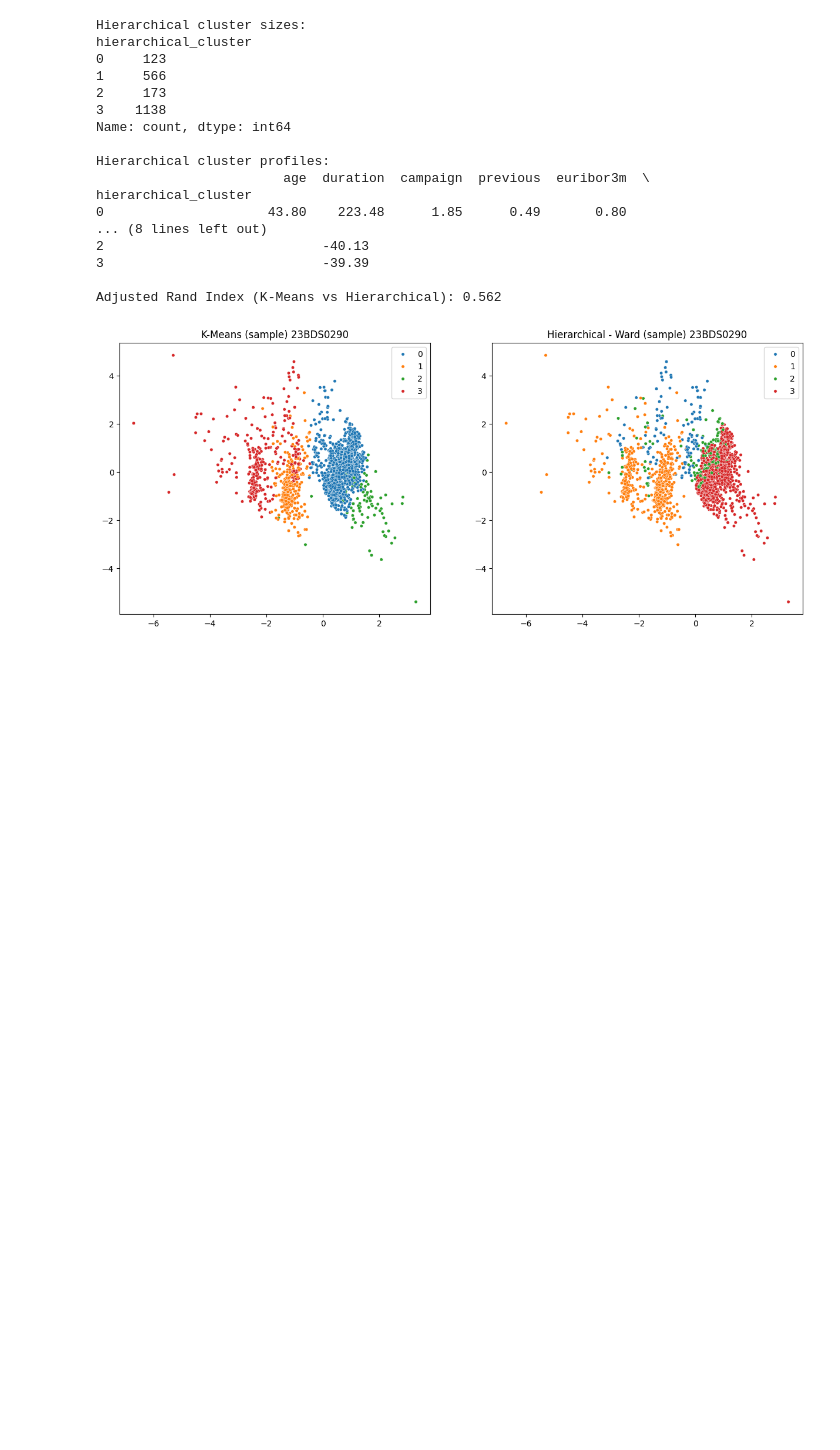
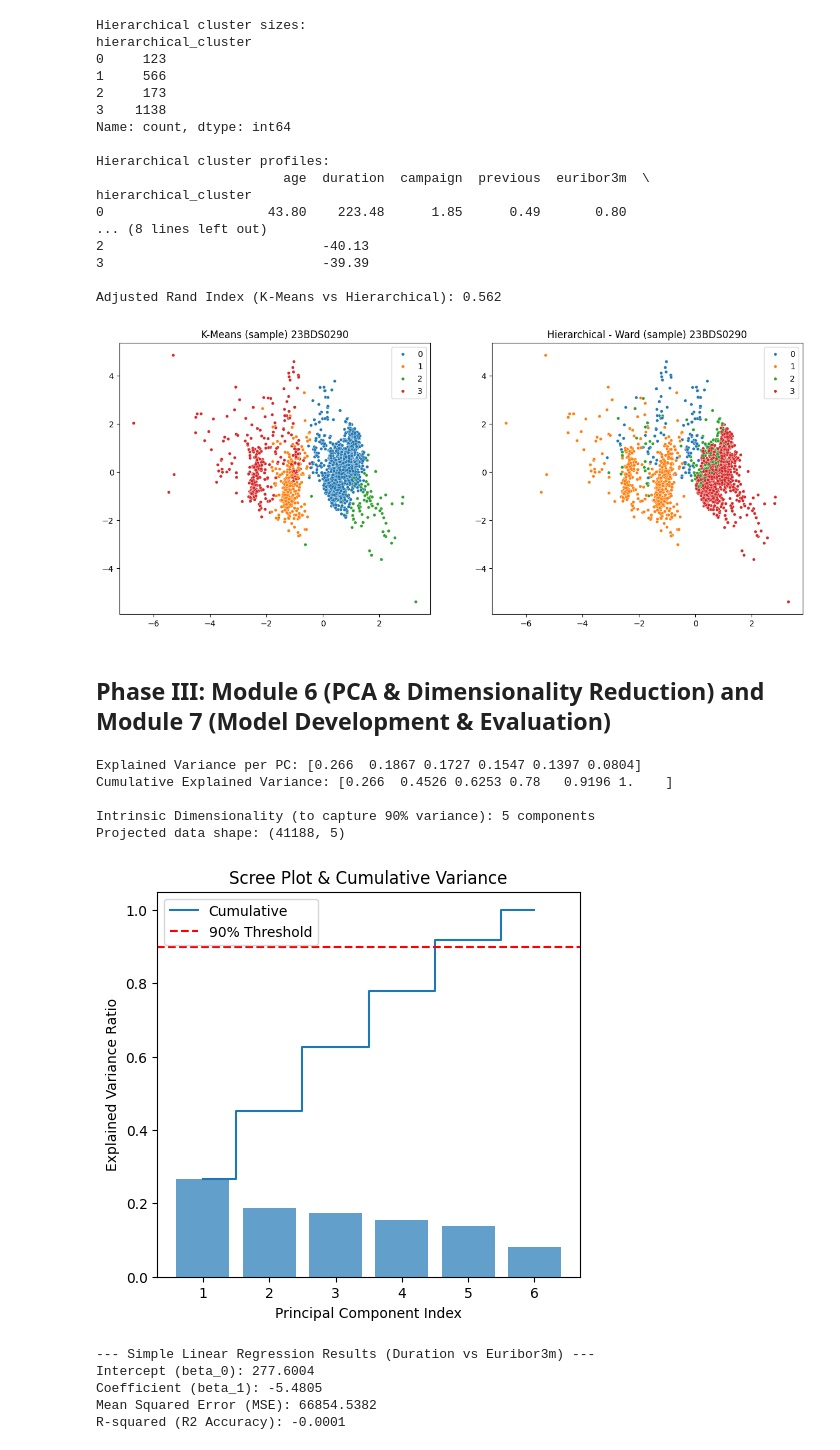
Before and after one commit to 2005lakshya/lakshya_gupta_eda, a Jupyter notebook: Lakshya_gupta_eda.ipynb, the cells around one changed output. Cells and saved outputs as stored; diff of their text form; code cells hidden in the pictures; blank space fills up the shorter version.

Commit message:
phase 3

```diff
--- a/Lakshya_gupta_eda.ipynb
+++ b/Lakshya_gupta_eda.ipynb
@@ -832,3 +832,81 @@ hierarchical_cluster
 
 Adjusted Rand Index (K-Means vs Hierarchical): 0.562
 [figure]
+# %% [markdown]
+## Phase III: Module 6 (PCA & Dimensionality Reduction) and Module 7 (Model Development & Evaluation)
+# %%
+# Module 6: Principal Component Analysis (PCA) & Intrinsic Dimensionality
+import numpy as np
+import matplotlib.pyplot as plt
+from sklearn.decomposition import PCA
+from sklearn.preprocessing import StandardScaler
+
+# Ensure scaled_data is defined correctly from cluster_features if not in memory
+cluster_features = ["age", "duration", "campaign", "previous", "euribor3m", "cons.conf.idx"]
+scaler = StandardScaler()
+scaled_data = scaler.fit_transform(bank_data[cluster_features])
+
+pca_full = PCA()
+pca_full.fit(scaled_data)
+
+# Calculate cumulative explained variance to identify intrinsic dimensionality
+cumulative_variance = np.cumsum(pca_full.explained_variance_ratio_)
+intrinsic_dim = np.argmax(cumulative_variance >= 0.90) + 1
+
+print("Explained Variance per PC:", pca_full.explained_variance_ratio_.round(4))
+print("Cumulative Explained Variance:", cumulative_variance.round(4))
+print(f"\nIntrinsic Dimensionality (to capture 90% variance): {intrinsic_dim} components")
+
+# Plot Scree plot and Cumulative Variance
+plt.figure(figsize=(12, 5))
+
+plt.subplot(1, 2, 1)
+plt.bar(range(1, len(pca_full.explained_variance_ratio_) + 1), pca_full.explained_variance_ratio_, alpha=0.7, align='center')
+plt.step(range(1, len(cumulative_variance) + 1), cumulative_variance, where='mid', label='Cumulative')
+plt.axhline(y=0.90, color='r', linestyle='--', label='90% Threshold')
+plt.title("Scree Plot & Cumulative Variance")
+plt.xlabel("Principal Component Index")
+plt.ylabel("Explained Variance Ratio")
+plt.legend(loc='best')
+
+# Project data onto the reduced subspace of intrinsic dimensions
+pca_reduced = PCA(n_components=intrinsic_dim)
+X_pca = pca_reduced.fit_transform(scaled_data)
+print(f"Projected data shape: {X_pca.shape}")
+plt.show()
+# %% [output]
+Explained Variance per PC: [0.266  0.1867 0.1727 0.1547 0.1397 0.0804]
+Cumulative Explained Variance: [0.266  0.4526 0.6253 0.78   0.9196 1.    ]
+
+Intrinsic Dimensionality (to capture 90% variance): 5 components
+Projected data shape: (41188, 5)
+[figure, added]
+# %%
+# Module 7: Supervised Model Development and Evaluation
+# 1. Simple Linear Regression (SLR) to predict Call Duration based on Euribor 3-Month Rate
+import pandas as pd
+from sklearn.linear_model import LinearRegression
+from sklearn.model_selection import train_test_split
+from sklearn.metrics import mean_squared_error, r2_score
+
+# Ensure bank_data is present
+X_slr = bank_data[["euribor3m"]]
+y_slr = bank_data["duration"]
+
+X_train_s, X_test_s, y_train_s, y_test_s = train_test_split(X_slr, y_slr, test_size=0.2, random_state=42)
+
+slr_model = LinearRegression()
+slr_model.fit(X_train_s, y_train_s)
+y_pred_s = slr_model.predict(X_test_s)
+
+print("--- Simple Linear Regression Results (Duration vs Euribor3m) ---")
+print(f"Intercept (beta_0): {slr_model.intercept_:.4f}")
+print(f"Coefficient (beta_1): {slr_model.coef_[0]:.4f}")
+print(f"Mean Squared Error (MSE): {mean_squared_error(y_test_s, y_pred_s):.4f}")
+print(f"R-squared (R2 Accuracy): {r2_score(y_test_s, y_pred_s):.4f}")
+# %% [output]
+--- Simple Linear Regression Results (Duration vs Euribor3m) ---
+Intercept (beta_0): 277.6004
+Coefficient (beta_1): -5.4805
+Mean Squared Error (MSE): 66854.5382
+R-squared (R2 Accuracy): -0.0001
```
Also changed, not shown: parts of 1 cell of this notebook.
